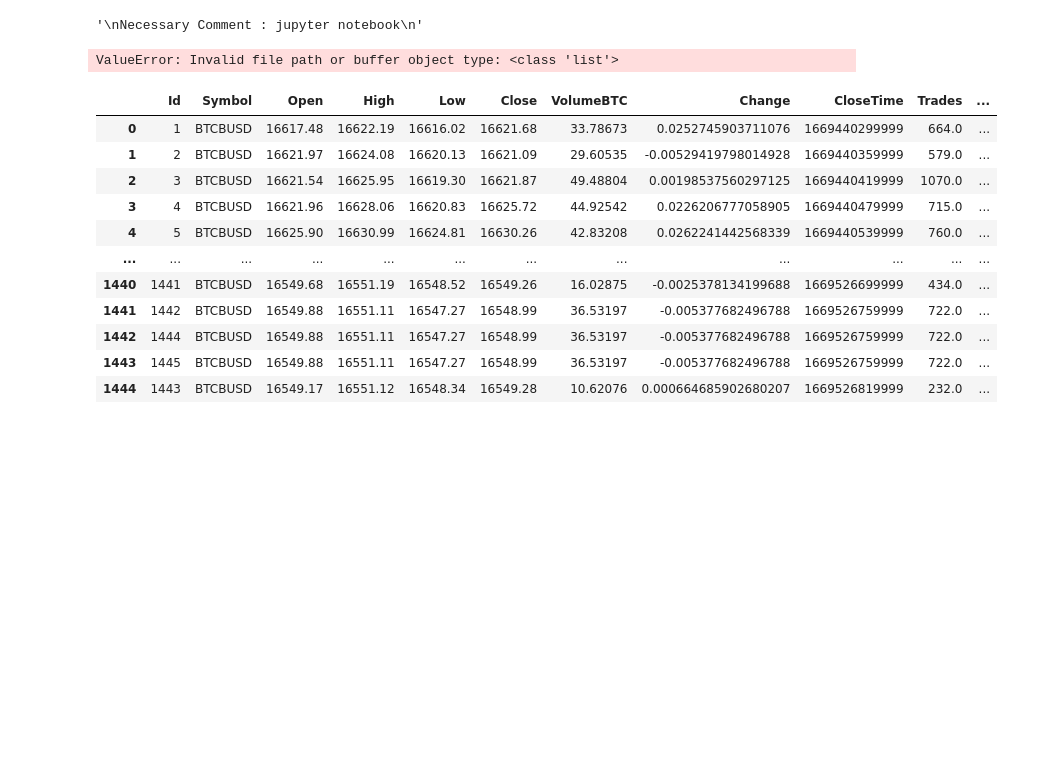
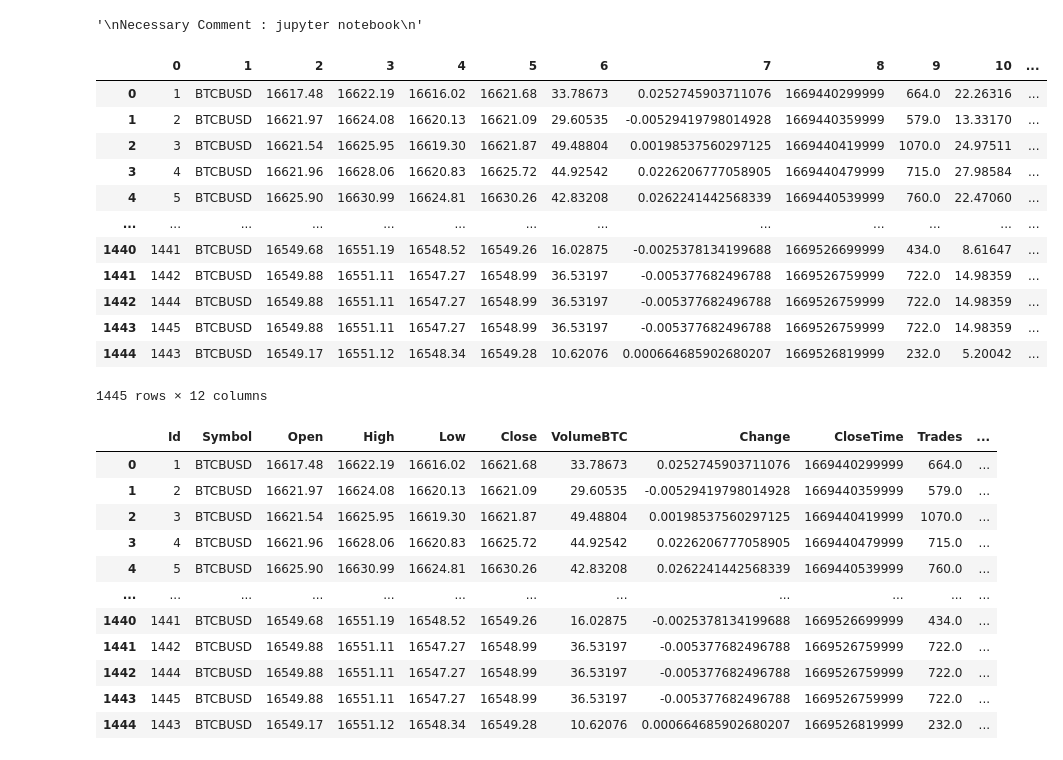
Before and after one commit to sushen/TradingAi, a Jupyter notebook: AiResearch.ipynb, the cells around one changed output. Cells and saved outputs as stored; diff of their text form; code cells hidden in the pictures; blank space fills up the shorter version.

```diff
--- a/AiResearch.ipynb
+++ b/AiResearch.ipynb
@@ -23,11 +23,23 @@ database_data = cur.execute("select * from asset order by CloseTime").fetchall()
 # %%
 """
 Dataframe
 """
-df = pd.read_csv(database_data)
+df = pd.DataFrame(database_data)
 df
 # %% [output]
+|  | 0 | 1 | 2 | 3 | 4 | 5 | 6 | 7 | 8 | 9 | 10 | ... |
+| 0 | 1 | BTCBUSD | 16617.48 | 16622.19 | 16616.02 | 16621.68 | 33.78673 | 0.0252745903711076 | 1669440299999 | 664.0 | 22.26316 | ... |
+| 1 | 2 | BTCBUSD | 16621.97 | 16624.08 | 16620.13 | 16621.09 | 29.60535 | -0.00529419798014928 | 1669440359999 | 579.0 | 13.33170 | ... |
+| 2 | 3 | BTCBUSD | 16621.54 | 16625.95 | 16619.30 | 16621.87 | 49.48804 | 0.00198537560297125 | 1669440419999 | 1070.0 | 24.97511 | ... |
+| 3 | 4 | BTCBUSD | 16621.96 | 16628.06 | 16620.83 | 16625.72 | 44.92542 | 0.0226206777058905 | 1669440479999 | 715.0 | 27.98584 | ... |
+| 4 | 5 | BTCBUSD | 16625.90 | 16630.99 | 16624.81 | 16630.26 | 42.83208 | 0.0262241442568339 | 1669440539999 | 760.0 | 22.47060 | ... |
+| ... | ... | ... | ... | ... | ... | ... | ... | ... | ... | ... | ... | ... |
+| 1440 | 1441 | BTCBUSD | 16549.68 | 16551.19 | 16548.52 | 16549.26 | 16.02875 | -0.0025378134199688 | 1669526699999 | 434.0 | 8.61647 | ... |
+| 1441 | 1442 | BTCBUSD | 16549.88 | 16551.11 | 16547.27 | 16548.99 | 36.53197 | -0.005377682496788 | 1669526759999 | 722.0 | 14.98359 | ... |
+| 1442 | 1444 | BTCBUSD | 16549.88 | 16551.11 | 16547.27 | 16548.99 | 36.53197 | -0.005377682496788 | 1669526759999 | 722.0 | 14.98359 | ... |
+| 1443 | 1445 | BTCBUSD | 16549.88 | 16551.11 | 16547.27 | 16548.99 | 36.53197 | -0.005377682496788 | 1669526759999 | 722.0 | 14.98359 | ... |
+| 1444 | 1443 | BTCBUSD | 16549.17 | 16551.12 | 16548.34 | 16549.28 | 10.62076 | 0.000664685902680207 | 1669526819999 | 232.0 | 5.20042 | ... |
-ValueError: Invalid file path or buffer object type: <class 'list'>
+1445 rows × 12 columns
 # %%
 """
 Name Columns
```
